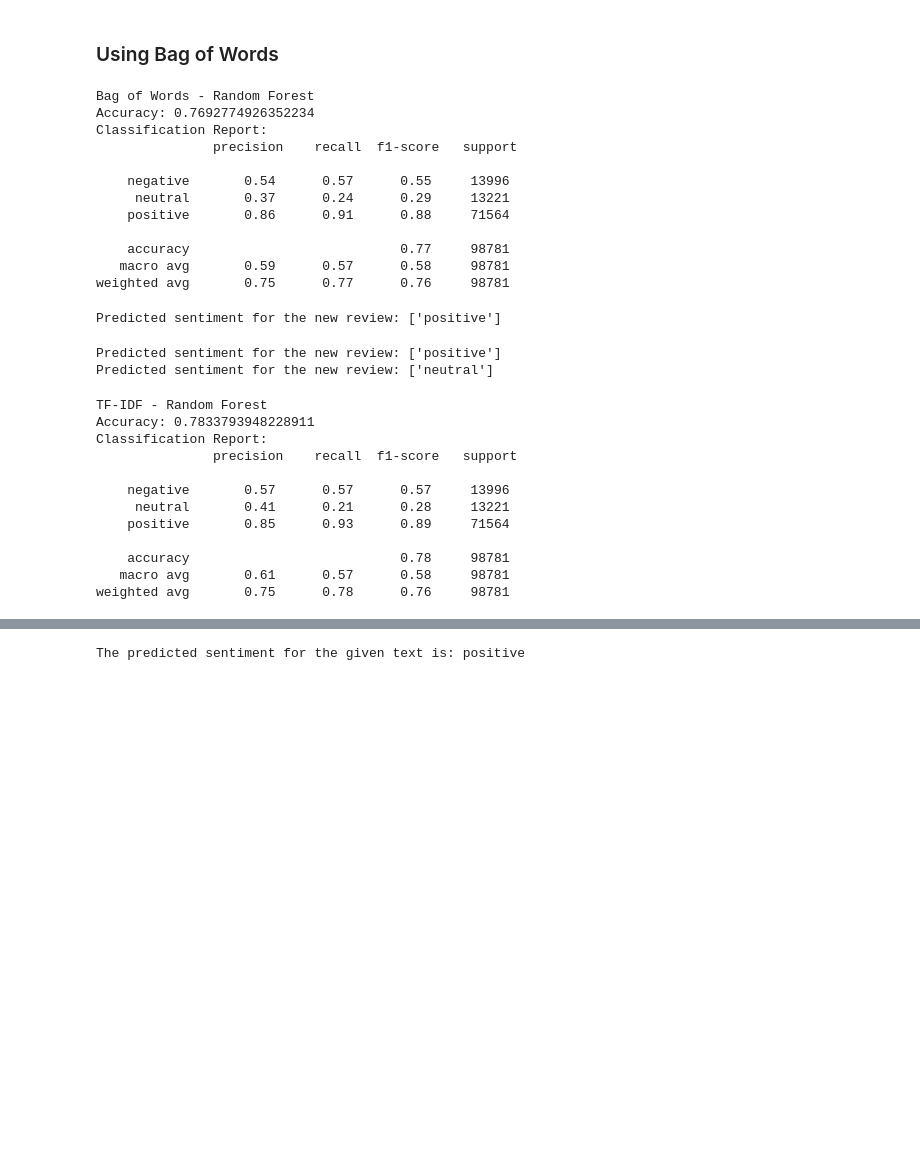
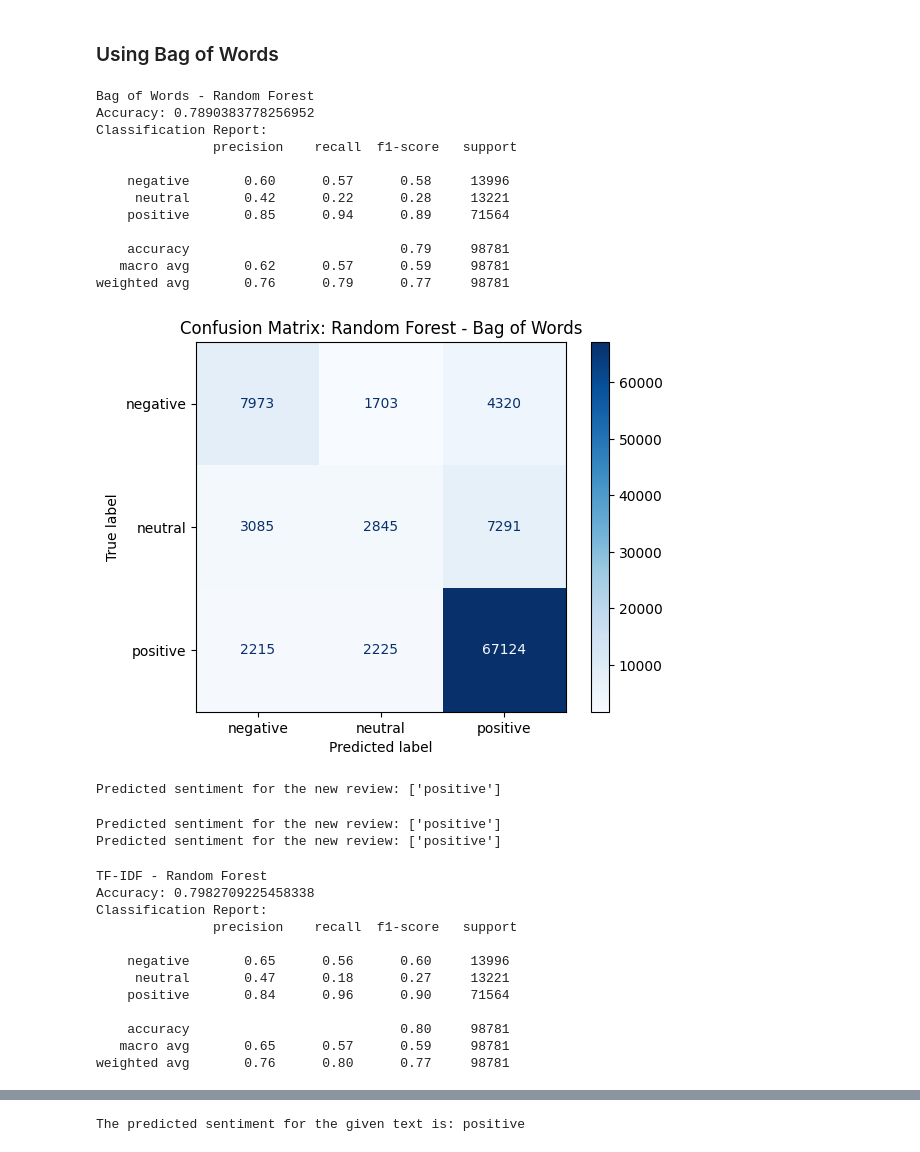
Before and after one commit to afscomercial/nlp, a Jupyter notebook: assigment1.ipynb, the cells around one changed output, grey strips where cells are left out. Drawn from its saved outputs; the diff is of its cells as text; code cells hidden in the pictures; blank space fills up the shorter version.

```diff
--- a/assigment1.ipynb
+++ b/assigment1.ipynb
@@ -525,7 +580,7 @@ The predicted sentiment for the given text is: neutral
 from sklearn.ensemble import RandomForestClassifier
 
 # Training the Random Forest classifier for Bag of Words
-rf_bow = RandomForestClassifier(n_estimators=5, random_state=42)
+rf_bow = RandomForestClassifier(n_estimators=10, random_state=42)
 rf_bow.fit(X_train_bow, y_train)
 
 # Predictions for Bag of Words
@@ -535,17 +590,27 @@ print("Accuracy:", accuracy_score(y_test, y_pred_bow))
 print("Classification Report:\n", classification_report(y_test, y_pred_bow))
 # %% [output]
 Bag of Words - Random Forest
-Accuracy: 0.7692774926352234
+Accuracy: 0.7890383778256952
 Classification Report:
                precision    recall  f1-score   support
 
-    negative       0.54      0.57      0.55     13996
-     neutral       0.37      0.24      0.29     13221
-    positive       0.86      0.91      0.88     71564
+    negative       0.60      0.57      0.58     13996
+     neutral       0.42      0.22      0.28     13221
+    positive       0.85      0.94      0.89     71564
 
-    accuracy                           0.77     98781
-   macro avg       0.59      0.57      0.58     98781
-weighted avg       0.75      0.77      0.76     98781
+    accuracy                           0.79     98781
+   macro avg       0.62      0.57      0.59     98781
+weighted avg       0.76      0.79      0.77     98781
+# %%
+# For Random Forest
+cm_rf = confusion_matrix(y_test, y_pred_bow)
+
+disp_rf = ConfusionMatrixDisplay(confusion_matrix=cm_rf, display_labels=['negative', 'neutral', 'positive'])
+disp_rf.plot(cmap=plt.cm.Blues)
+plt.title('Confusion Matrix: Random Forest - Bag of Words')
+plt.show()
+# %% [output]
+[figure, added]
 # %%
 # Function to predict sentiment for new reviews
 def predict_sentiment_BoW_RF(review_text):
@@ -568,7 +633,7 @@ new_text = "It was okay. Not what I was expecting though."
 predict_sentiment_BoW_RF(new_text)
 # %% [output]
 Predicted sentiment for the new review: ['positive']
-Predicted sentiment for the new review: ['neutral']
+Predicted sentiment for the new review: ['positive']
 # %%
 # Fit the vectorizer on the training data
 vectorizer_tfidf = TfidfVectorizer(max_features=10000)
@@ -577,7 +642,7 @@ X_train = vectorizer_tfidf.fit_transform(X_train_tfidf)
 # Transform the test data using the fitted vectorizer
 X_test = vectorizer_tfidf.transform(X_test_tfidf)
 # Training the Random Forest classifier for TF-IDF
-rf_tfidf = RandomForestClassifier(n_estimators=5, random_state=42)
+rf_tfidf = RandomForestClassifier(n_estimators=10, random_state=42)
 rf_tfidf.fit(X_train, y_train)
 
 # Predictions for TF-IDF
@@ -587,14 +652,14 @@ print("Accuracy:", accuracy_score(y_test, y_pred_tfidf))
 print("Classification Report:\n", classification_report(y_test, y_pred_tfidf))
 # %% [output]
 TF-IDF - Random Forest
-Accuracy: 0.7833793948228911
+Accuracy: 0.7982709225458338
 Classification Report:
                precision    recall  f1-score   support
 
-    negative       0.57      0.57      0.57     13996
-     neutral       0.41      0.21      0.28     13221
-    positive       0.85      0.93      0.89     71564
+    negative       0.65      0.56      0.60     13996
+     neutral       0.47      0.18      0.27     13221
+    positive       0.84      0.96      0.90     71564
 
-    accuracy                           0.78     98781
-   macro avg       0.61      0.57      0.58     98781
-weighted avg       0.75      0.78      0.76     98781
+    accuracy                           0.80     98781
+   macro avg       0.65      0.57      0.59     98781
+weighted avg       0.76      0.80      0.77     98781
```
Also changed, not shown: parts of 19 cells of this notebook.
